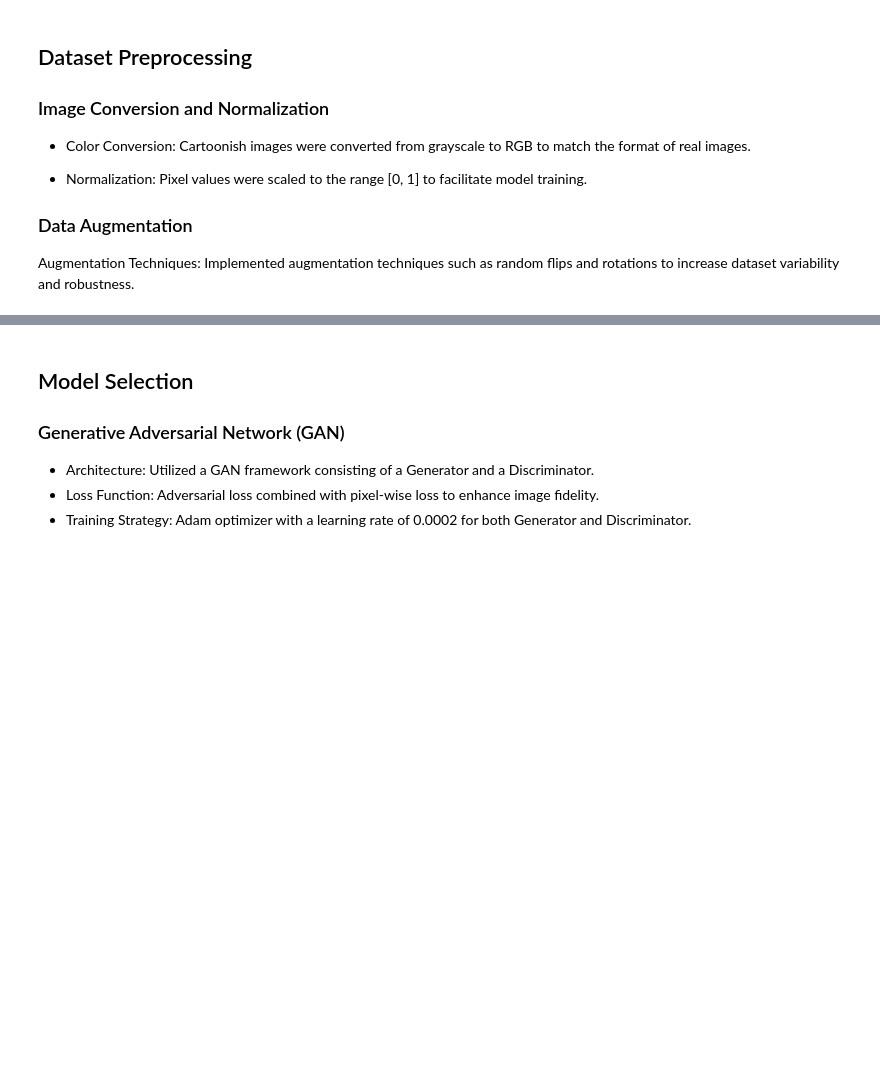
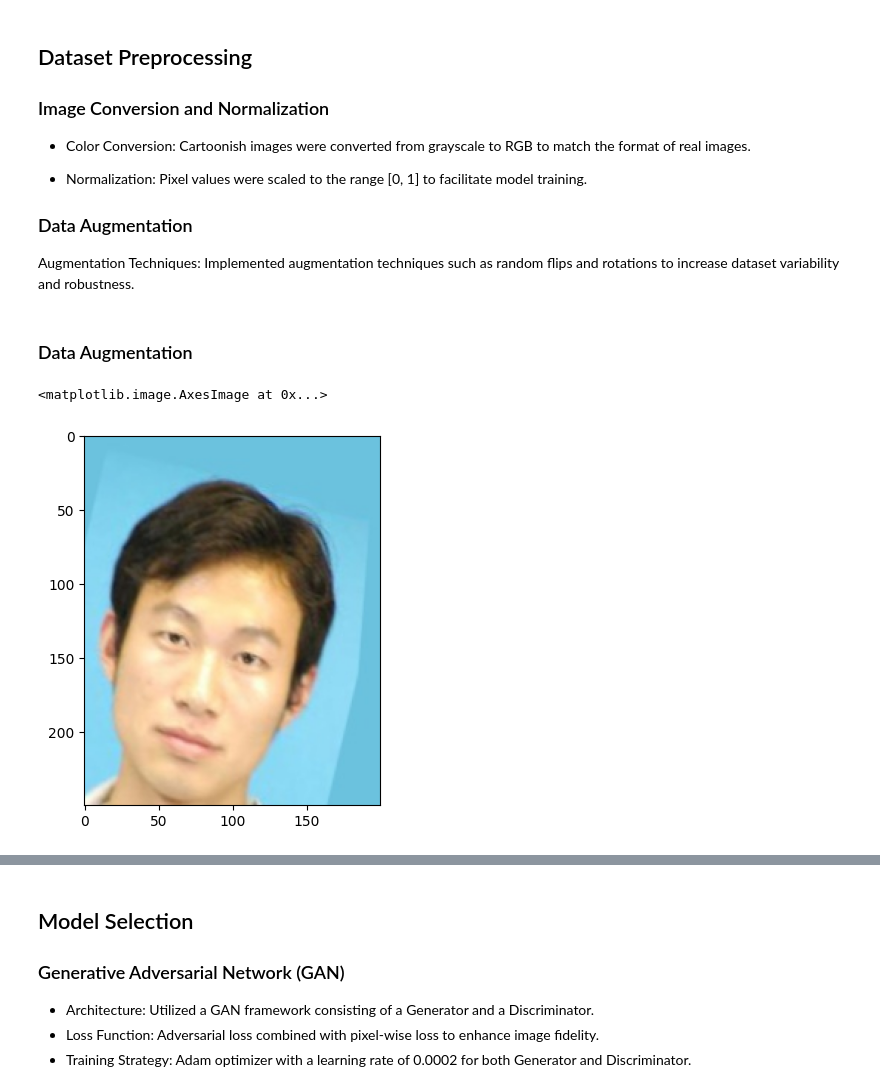
Before and after one commit to cubukcum/Cartoon2Real-Image-Conversion, a Jupyter notebook: Cartoon_to_Real_Images.ipynb, the cells around one changed output, grey strips where cells are left out. Saved outputs shown, nothing was run; the diff lists cells and outputs as text; code cells hidden in the pictures; blank space fills up the shorter version.

```diff
--- a/Cartoon_to_Real_Images.ipynb
+++ b/Cartoon_to_Real_Images.ipynb
@@ -223,3 +222,5 @@ def summarize_performance(step, g_model, d_model, dataset, target_dir='', n_samp
     d_model.save(target_dir + 'd_model.h5')
 
     print('>Saved: %s and %s' % (filename1, 'g_model & d_model'))
+# %% [markdown]
+### Data Augmentation
@@ -225,0 +326,12 @@ def summarize_performance(step, g_model, d_model, dataset, target_dir='', n_samp
+# %%
+# dataset path
+b_photo_path = '/content/AugmentedPhotos/'
+b_sketch_path = '/content/AugmentedSketches/'
+
+blue_photo = load_filename(b_photo_path)
+blue_sketch = load_filename(b_sketch_path)
+# %%
+plt.imshow(cv2.cvtColor(cv2.imread(blue_photo[100]).astype('uint8'), cv2.COLOR_BGR2RGB))
+# %% [output]
+<matplotlib.image.AxesImage at 0x...>
+[figure, added]
```
Also changed, not shown: parts of 13 cells of this notebook.
